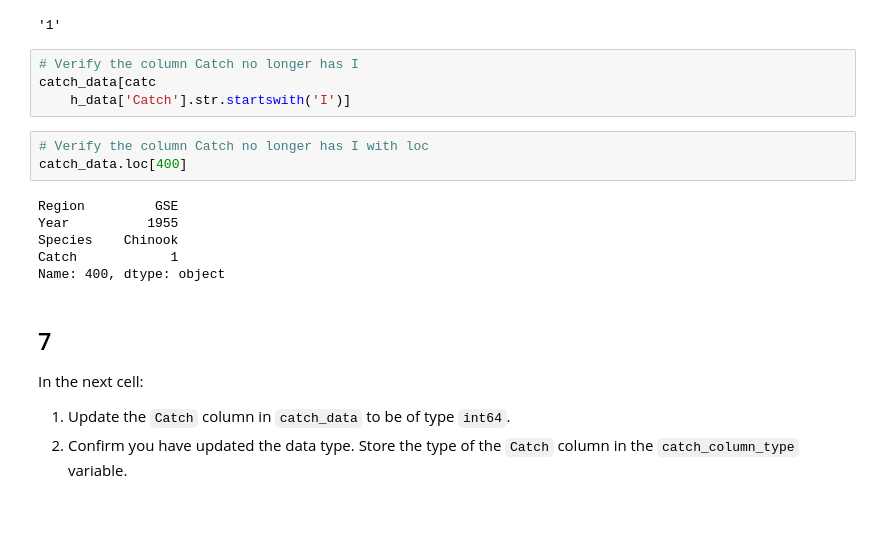
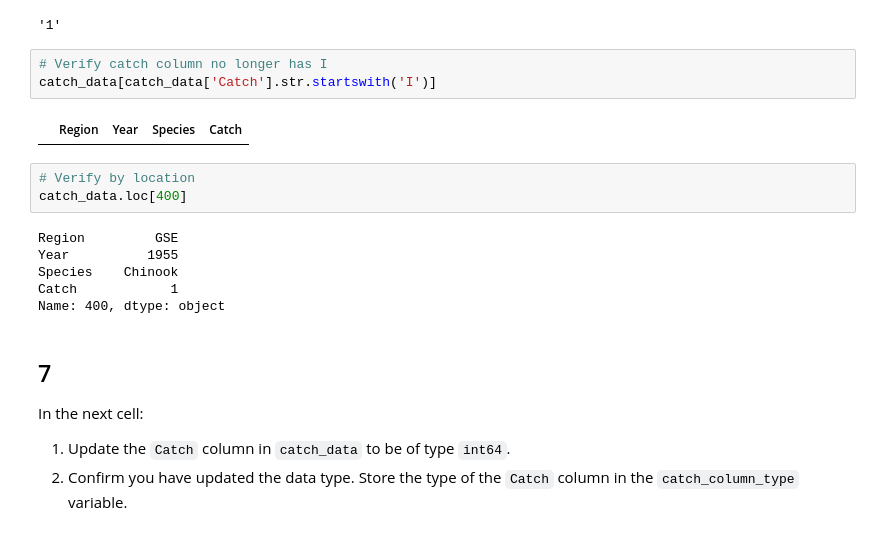
Before and after one commit to moniqueallyson/eds220-hwk2, a Jupyter notebook: task2/hwk2-task2-salmon.ipynb, the cells around one changed output. Cells and saved outputs as stored; diff of their text form.

```diff
--- a/task2/hwk2-task2-salmon.ipynb
+++ b/task2/hwk2-task2-salmon.ipynb
@@ -243,11 +248,12 @@ catch_1
 # %% [output]
 '1'
 # %%
-# Verify the column Catch no longer has I
-catch_data[catc
-    h_data['Catch'].str.startswith('I')]
+# Verify catch column no longer has I
+catch_data[catch_data['Catch'].str.startswith('I')]
+# %% [output]
+|  | Region | Year | Species | Catch |
 # %%
-# Verify the column Catch no longer has I with loc
+# Verify by location
 catch_data.loc[400]
 # %% [output]
 Region         GSE
```
Also changed, not shown: parts of 6 cells of this notebook.
